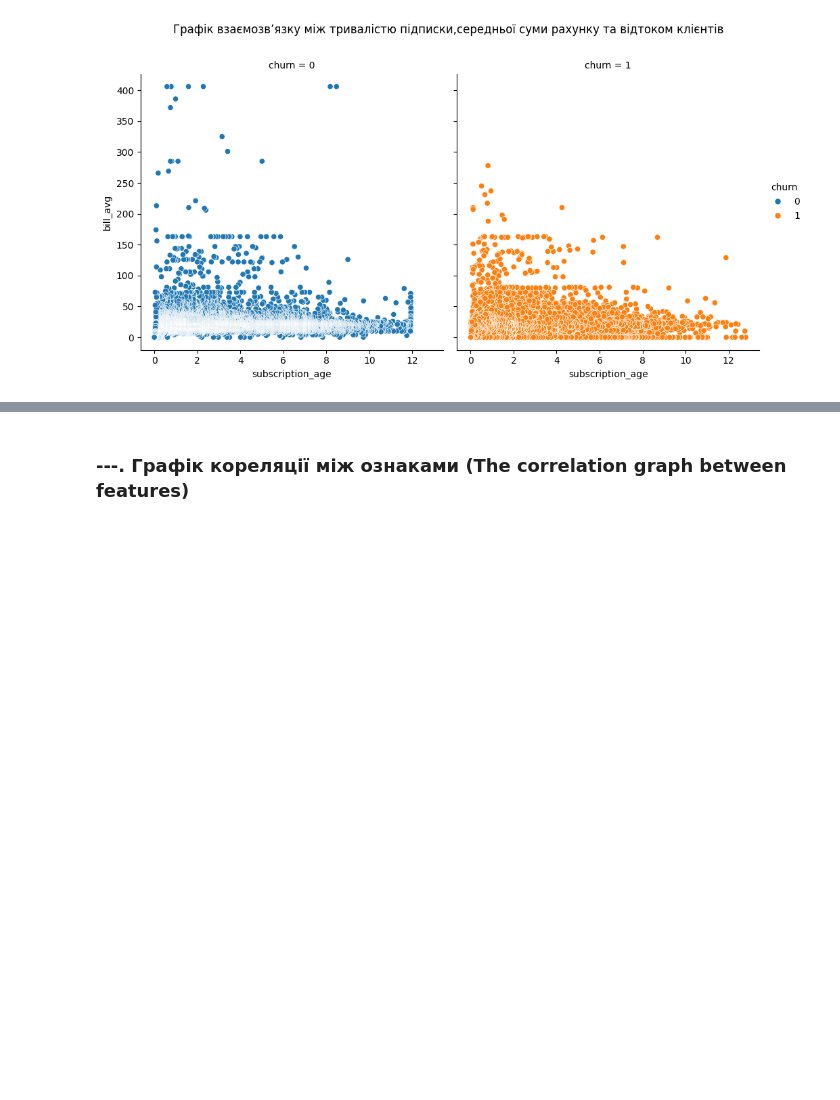
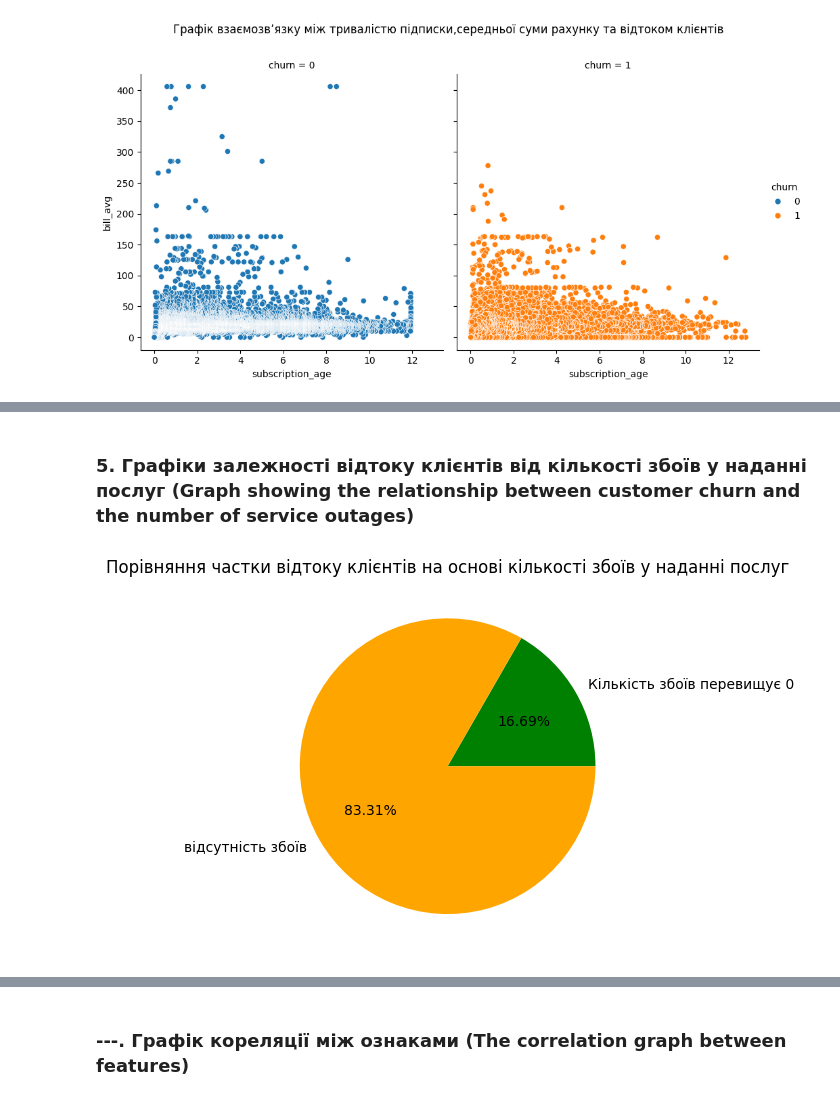
Before and after one commit to MaksimDar/telecom-churn-prediction, a Jupyter notebook: notebooks/01_eda.ipynb, the cells around one changed output, grey strips where cells are left out. Cells and saved outputs as stored; diff of their text form; code cells hidden in the pictures; blank space fills up the shorter version.

```diff
--- a/notebooks/01_eda.ipynb
+++ b/notebooks/01_eda.ipynb
@@ -461,0 +490,13 @@ This graph shows no significant differences in the interaction between the varia
+# %% [markdown]
+### 5. Графіки залежності відтоку клієнтів від кількості збоїв у наданні послуг (Graph showing the relationship between customer churn and the number of service outages)
+# %%
+churns_without_failures = df_copy[df_copy['service_failure_count'] == 0]['churn'].sum()
+churns_with_failures = df_copy[df_copy['service_failure_count'] > 0]['churn'].sum()
+# %%
+data = [churns_with_failures, churns_without_failures]
+labels = ['Кількість збоїв перевищує 0','відсутність збоїв']
+plt.title('Порівняння частки відтоку клієнтів на основі кількості збоїв у наданні послуг')
+plt.pie(data,labels=labels,autopct="%.2f%%",colors=['green','orange'],shadow=False, labeldistance=1.1, startangle=0, radius=1)
+plt.show()
+# %% [output]
+[figure, added]
```
Also changed, not shown: parts of 19 cells of this notebook.
